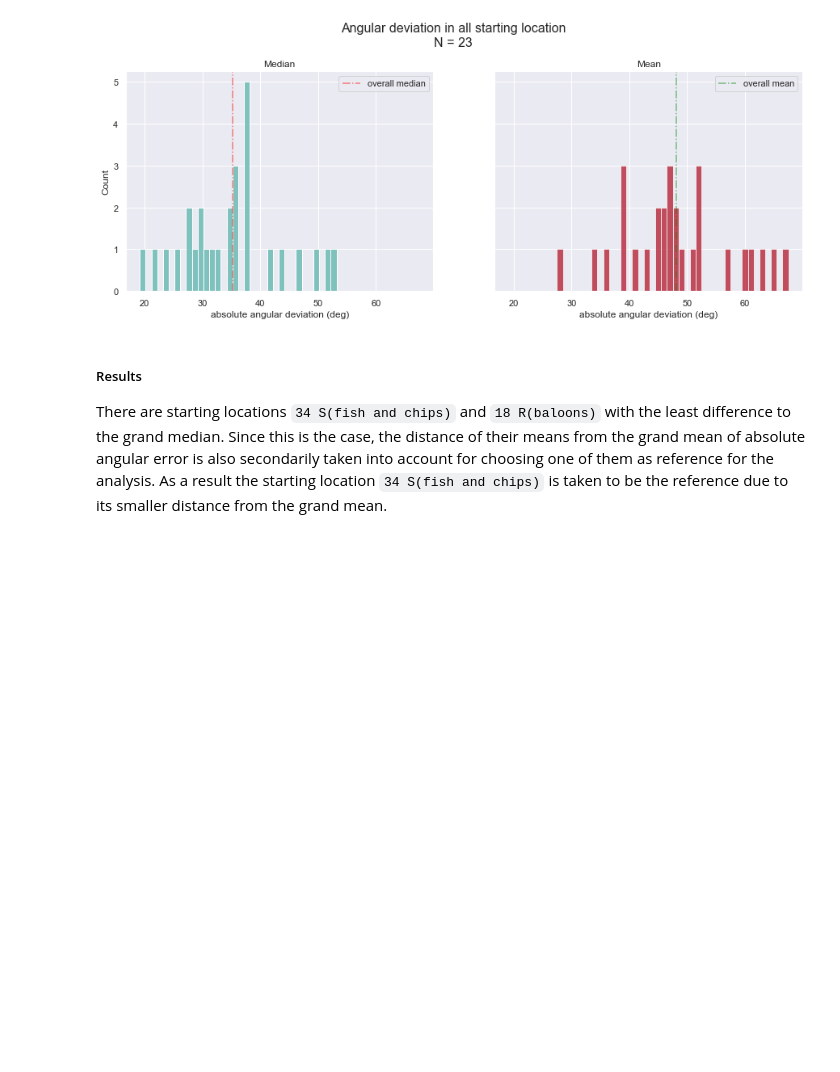
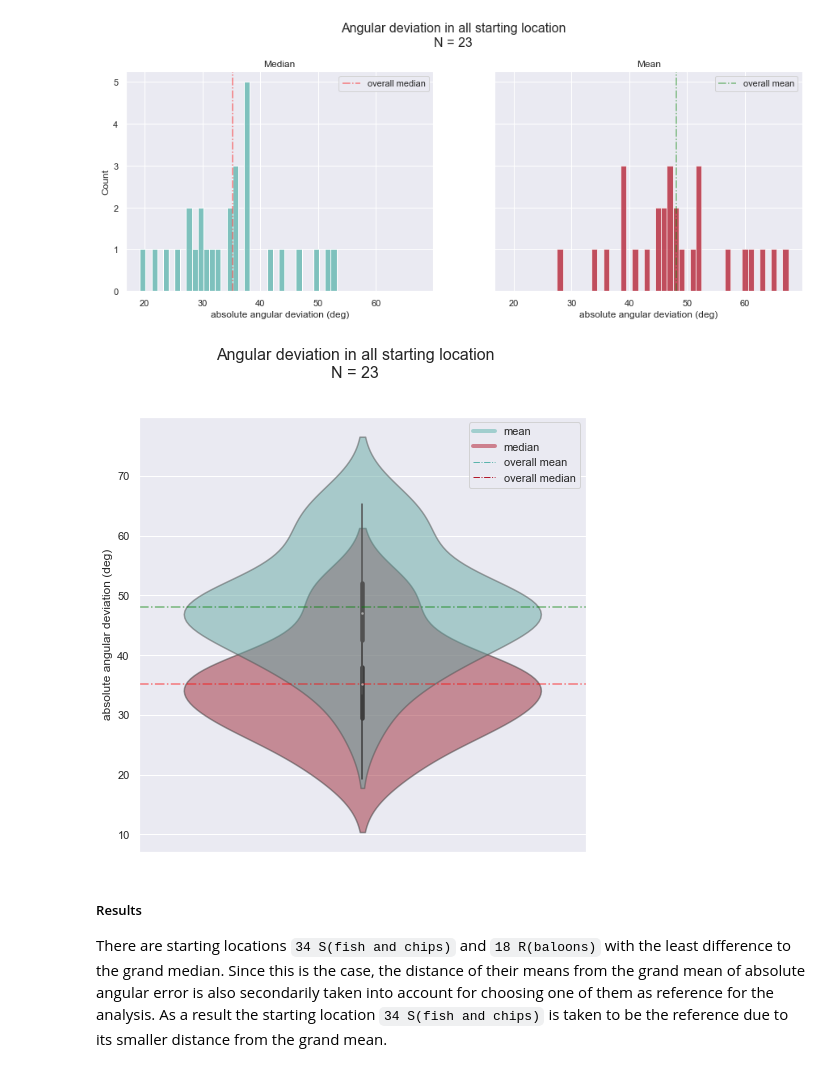
Before and after one commit to nora-maleki/humanA-pointing-task-analysis, a Jupyter notebook: analyses/01_main/03_analysis.ipynb, the cells around one changed output. Drawn from its saved outputs; the diff is of its cells as text; code cells hidden in the pictures; blank space fills up the shorter version.

Commit message:
added new violin plots for mean median angle and RT

```diff
--- a/analyses/01_main/03_analysis.ipynb
+++ b/analyses/01_main/03_analysis.ipynb
@@ -669,6 +671,46 @@ plt.show()
 fig.savefig(f'{PLOT_PATH}/mean_median_grand_histogram_angle_{N}.png', bbox_inches='tight', dpi=90)
 # %% [output]
 [figure]
+# %%
+fig, axes = plt.subplots(figsize=(8,8))
+
+sns.violinplot(
+    data=lmm_summary_angle,
+    y='Median',
+    binwidth=1,
+    orient='v',
+    color=colorblind_palette[2],
+)
+
+sns.violinplot(
+    data=lmm_summary_angle,
+    y='Mean',
+    binwidth=1,
+    orient='v',
+    color=colorblind_palette[1],
+)
+
+plt.axhline(y=np.median(lmm_summary_angle.Median), alpha=.5, ls='-.', c='r', label='overall median')
+plt.axhline(y=np.mean(lmm_summary_angle.Mean), alpha=.5, ls='-.', c='g', label='overall mean')
+
+plt.suptitle(f'Angular deviation in all starting location\nN = {N}', size=16, y=1)
+
+plt.setp(axes, ylabel='absolute angular deviation (deg)')
+plt.setp(axes.collections, alpha=.5)
+
+custom_lines = [Line2D([0], [0], color=colorblind_palette[1], alpha=.5, lw=4),
+                Line2D([0], [0], color=colorblind_palette[2], alpha=.5, lw=4),
+                Line2D([0], [0], color=colorblind_palette[1], lw=1, ls='-.'),
+                Line2D([0], [0], color=colorblind_palette[2], lw=1, ls='-.'),
+                ]
+
+plt.legend(handles=custom_lines, labels=['mean', 'median', 'overall mean', 'overall median'])
+
+plt.show()
+
+fig.savefig(f'{PLOT_PATH}/mean_median_grand_violin_angle_{N}.png', bbox_inches='tight', dpi=90)
+# %% [output]
+[figure, added]
 # %% [markdown]
 ##### Results
 
```
Also changed, not shown: parts of 5 cells of this notebook, 1 other file.
